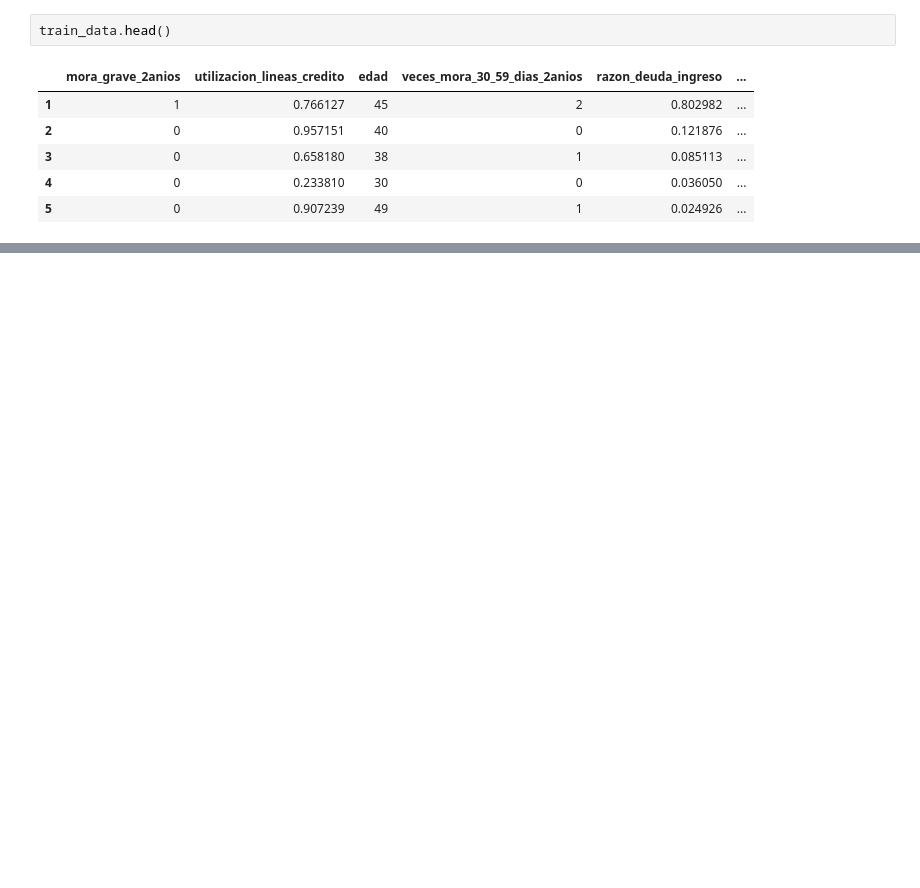
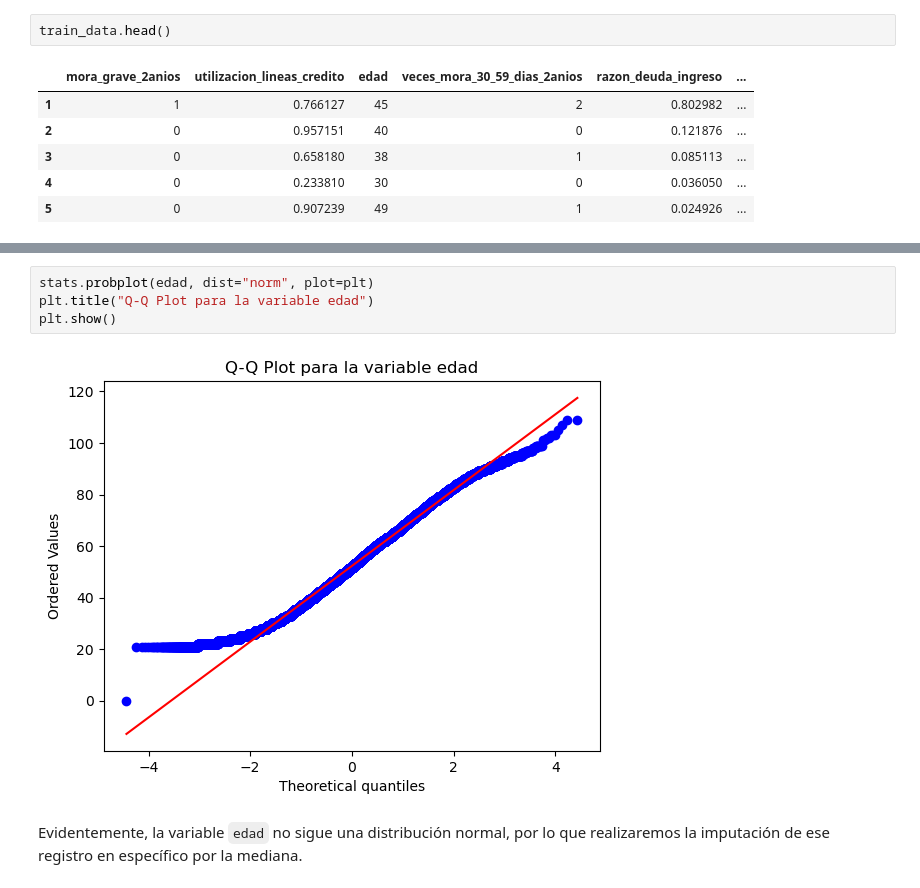
Before and after one commit to sePerezAlbor/ProyectoFinal_MachineLearning, a Jupyter notebook: _sources/EDA.ipynb, the cells around one changed output, grey strips where cells are left out. Cells and saved outputs as stored; diff of their text form; blank space fills up the shorter version.

```diff
--- a/_sources/EDA.ipynb
+++ b/_sources/EDA.ipynb
@@ -104,0 +222,8 @@ Se observa que las variables abarcan tanto características financieras como dem
+# %%
+stats.probplot(edad, dist="norm", plot=plt)
+plt.title("Q-Q Plot para la variable edad")
+plt.show()
+# %% [output]
+[figure, added]
+# %% [markdown]
+Evidentemente, la variable `edad` no sigue una distribución normal, por lo que realizaremos la imputación de ese registro en específico por la mediana.
```
Also changed, not shown: parts of 52 cells of this notebook, 22 other files.
